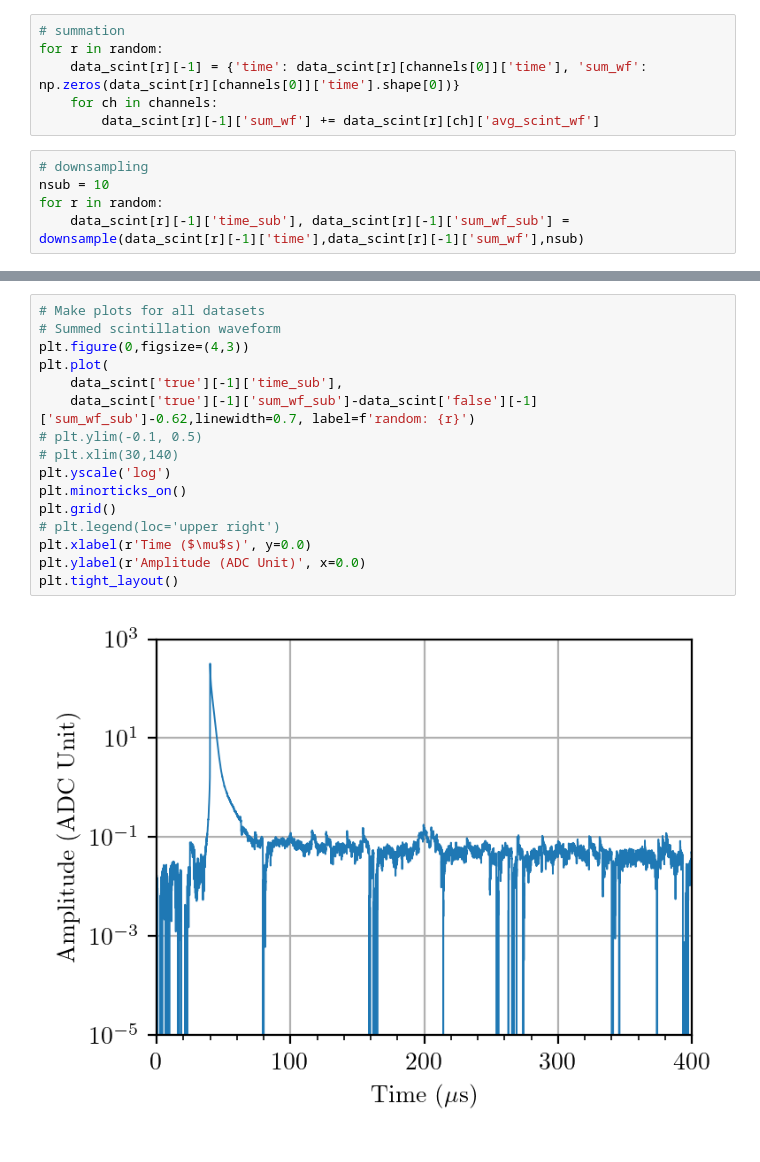
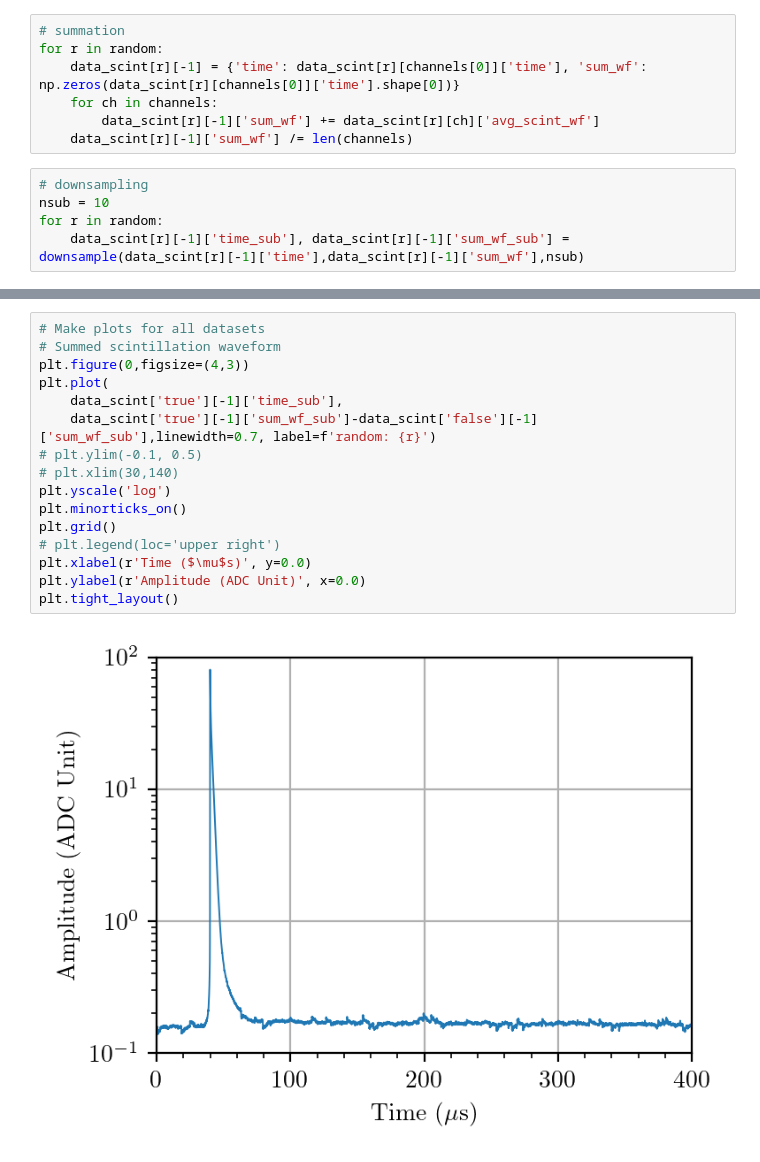
Before and after one commit to darkside-princeton/sipm-analysis, a Jupyter notebook: jupyter/long_wf_liq8.ipynb, the cells around one changed output, grey strips where cells are left out. Cells and saved outputs as stored; diff of their text form.

```diff
--- a/jupyter/long_wf_liq8.ipynb
+++ b/jupyter/long_wf_liq8.ipynb
@@ -369,6 +369,7 @@ for r in random:
     data_scint[r][-1] = {'time': data_scint[r][channels[0]]['time'], 'sum_wf': np.zeros(data_scint[r][channels[0]]['time'].shape[0])}
     for ch in channels:
         data_scint[r][-1]['sum_wf'] += data_scint[r][ch]['avg_scint_wf']
+    data_scint[r][-1]['sum_wf'] /= len(channels)
 # %%
 # downsampling
 nsub = 10
@@ -394,18 +395,18 @@ plt.tight_layout()
 # %%
 # Make plots for all datasets
 # Summed scintillation waveform
 plt.figure(0,figsize=(4,3))
 plt.plot(
 	data_scint['true'][-1]['time_sub'],
-	data_scint['true'][-1]['sum_wf_sub']-data_scint['false'][-1]['sum_wf_sub']-0.62,linewidth=0.7, label=f'random: {r}')
+	data_scint['true'][-1]['sum_wf_sub']-data_scint['false'][-1]['sum_wf_sub'],linewidth=0.7, label=f'random: {r}')
 # plt.ylim(-0.1, 0.5)
 # plt.xlim(30,140)
 plt.yscale('log')
 plt.minorticks_on()
 plt.grid()
 # plt.legend(loc='upper right')
 plt.xlabel(r'Time ($\mu$s)', y=0.0)
 plt.ylabel(r'Amplitude (ADC Unit)', x=0.0)
 plt.tight_layout()
 # %% [output]
-[figure, old version]
+[figure, new version]
```
Also changed, not shown: parts of 5 cells of this notebook.
